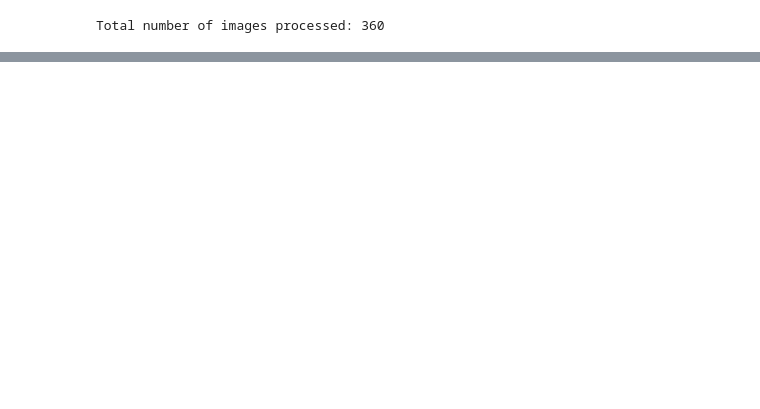
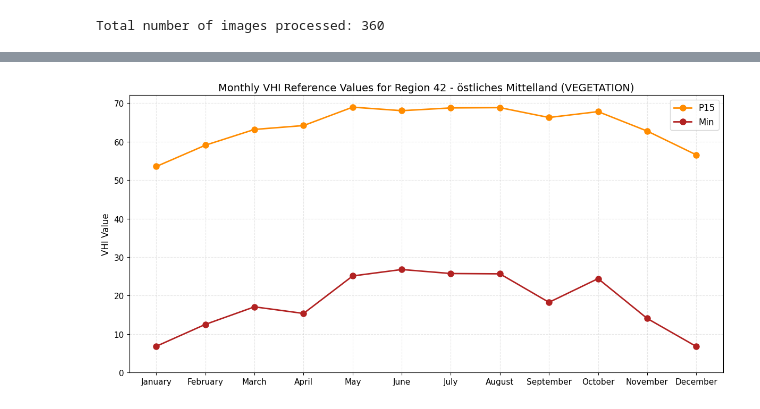
Before and after one commit to swisstopo/topo-satromo, a Jupyter notebook: codegallery/jupyter/Python/stac/reference_values.ipynb, the cells around one changed output, grey strips where cells are left out. Saved outputs shown, nothing was run; the diff lists cells and outputs as text; code cells hidden in the pictures; blank space fills up the shorter version.

```diff
--- a/codegallery/jupyter/Python/stac/reference_values.ipynb
+++ b/codegallery/jupyter/Python/stac/reference_values.ipynb
@@ -227,0 +300,91 @@ plt.show()
+# %%
+# Normalize pixel counts to create weights
+max_pixel_count = df['pixel_count'].max()
+df['weight'] = df['pixel_count'] / max_pixel_count
+
+# Define minimum weight for months with zero pixels
+min_weight = 0.05  # You can adjust this value based on your confidence in the STL-filled values
+
+# Create weights with minimum threshold
+df['weight'] = df['pixel_count'] / max_pixel_count
+df['adjusted_weight'] = np.maximum(df['weight'], min_weight)
+
+# Create a function to calculate weighted monthly reference values
+def calculate_weighted_monthly_reference(time_series, weights):
+    """
+    Calculate weighted monthly reference values for each month
+    using pixel counts as weights
+
+    Parameters:
+    -----------
+    time_series : pandas Series
+        The time series (either filled or original)
+    weights : pandas Series
+        Weights for each observation (normalized pixel counts)
+
+    Returns:
+    --------
+    Series with 12 values (one for each month)
+    """
+    # Group by month and calculate weighted average
+    monthly_ref = pd.DataFrame({
+        'value': time_series,
+        'weight': weights
+    })
+
+    # Drop rows where either value or weight is NaN
+    monthly_ref = monthly_ref.dropna(subset=['value', 'weight'])
+
+    # Calculate weighted average per month
+    result = monthly_ref.groupby(monthly_ref.index.month).apply(
+        lambda x: np.average(x['value'], weights=x['weight']) if not x['weight'].isna().all() else np.mean(x['value'])
+    )
+
+    # Set month names as index for better readability
+    month_names = {
+        1: 'January', 2: 'February', 3: 'March', 4: 'April',
+        5: 'May', 6: 'June', 7: 'July', 8: 'August',
+        9: 'September', 10: 'October', 11: 'November', 12: 'December'
+    }
+    result.index = [month_names[m] for m in result.index]
+
+    return result
+
+# Calculate weighted reference values for p15 and min
+ref_p15 = calculate_weighted_monthly_reference(ts_filled_p15, df['adjusted_weight'])
+ref_min = calculate_weighted_monthly_reference(ts_filled_min, df['adjusted_weight'])
+
+# You might also want to save these reference values
+reference_values = pd.DataFrame({
+    'min': ref_min,
+    'p15': ref_p15
+})
+print("Monthly Reference Values:")
+print(reference_values)
+
+# Visualize the monthly reference values
+plt.figure(figsize=(12, 6))
+
+# Plot both lines with different colors and markers
+plt.plot(reference_values.index, reference_values['p15'], 'o-', color='darkorange', linewidth=2,
+         markersize=8, label='P15')
+plt.plot(reference_values.index, reference_values['min'], 'o-', color='firebrick', linewidth=2,
+         markersize=8, label='Min')
+
+# Add labels and title
+plt.title(f'Monthly VHI Reference Values for Region {region_nr} - {region_name} ({landCover})', fontsize=14)
+plt.ylabel('VHI Value', fontsize=12)
+plt.grid(True, linestyle='--', alpha=0.7)
+plt.legend(fontsize=12)
+
+# Customize the appearance
+plt.xticks(fontsize=11, rotation=0)
+plt.yticks(fontsize=11)
+plt.ylim(bottom=0)  # Start y-axis at 0 since VHI doesn't go below 0
+
+# Add a light gray background grid
+plt.grid(True, linestyle='--', alpha=0.3)
+
+plt.tight_layout()
+plt.show()
+# %% [output]
@@ -227,0 +405 @@ plt.show()
+[figure, added]
```
Also changed, not shown: parts of 13 cells of this notebook.
